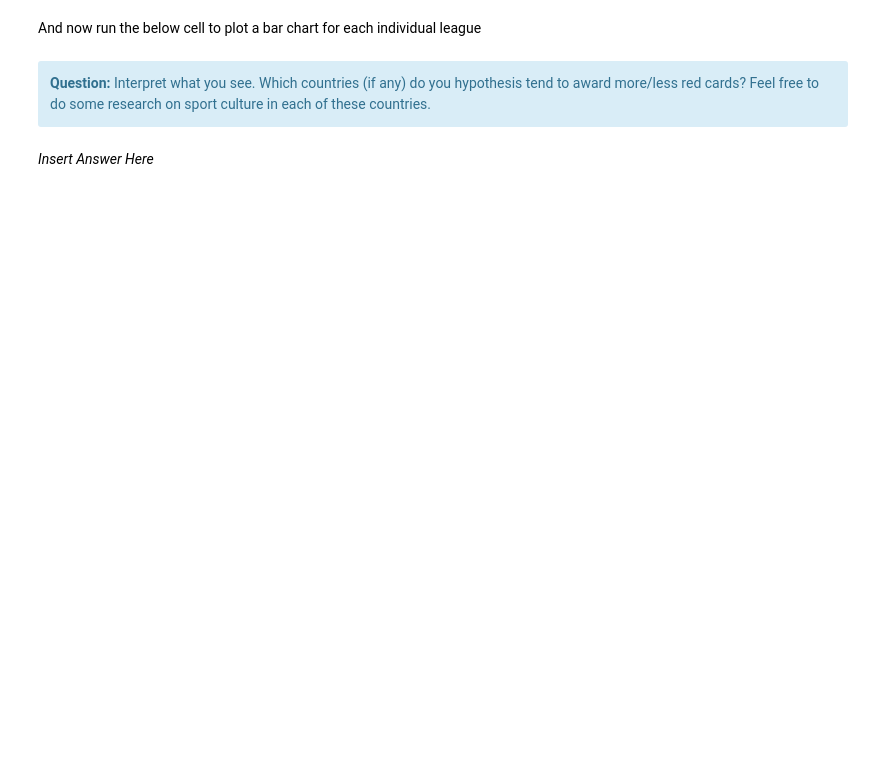
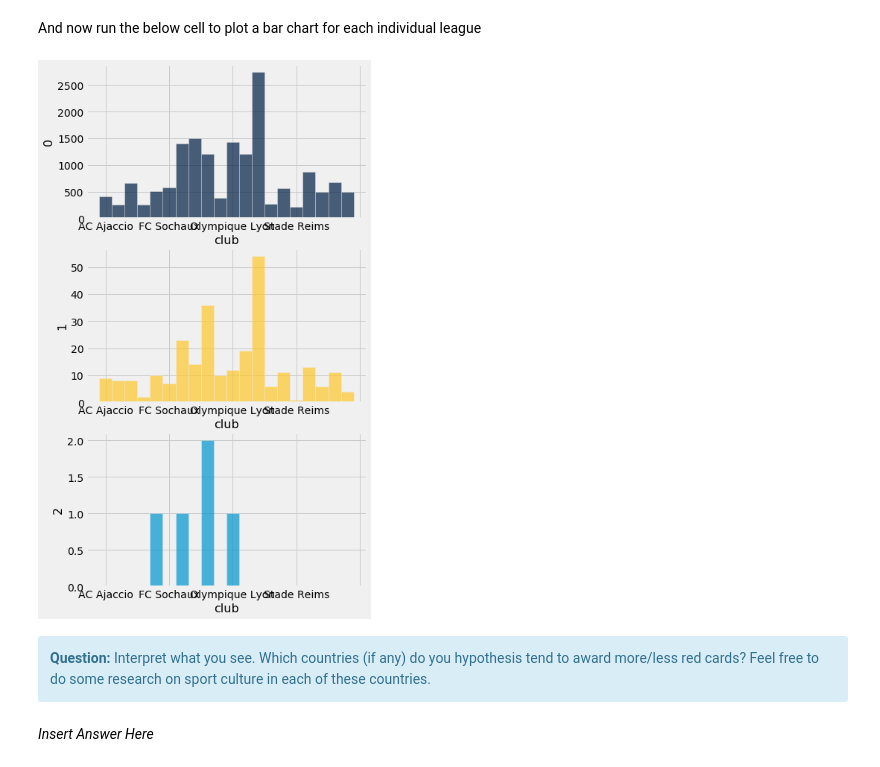
Before and after one commit to ds-modules/BUDS-SU21-Dev, a Jupyter notebook: Project_Extensions/Soccer/Soccer_Extension.ipynb, the cells around one changed output. Drawn from its saved outputs; the diff is of its cells as text; code cells hidden in the pictures; blank space fills up the shorter version.

```diff
--- a/Project_Extensions/Soccer/Soccer_Extension.ipynb
+++ b/Project_Extensions/Soccer/Soccer_Extension.ipynb
@@ -194,0 +226,3 @@ agg
+# %%
+france_agg = france.pivot("redCards", "club")
+france_agg
@@ -195,7 +242,9 @@ agg
 # %% [markdown]
 And now run the below cell to plot a bar chart for each individual league
 # %%
-agg.bar("leagueCountry", overlay=False)
+france_agg.bar("club", overlay=False)
+# %% [output]
+[figure, added]
 # %% [markdown]
 <div class="alert alert-info">
 <b>Question:</b>
```
Also changed, not shown: parts of 71 cells of this notebook, 3 other files.
